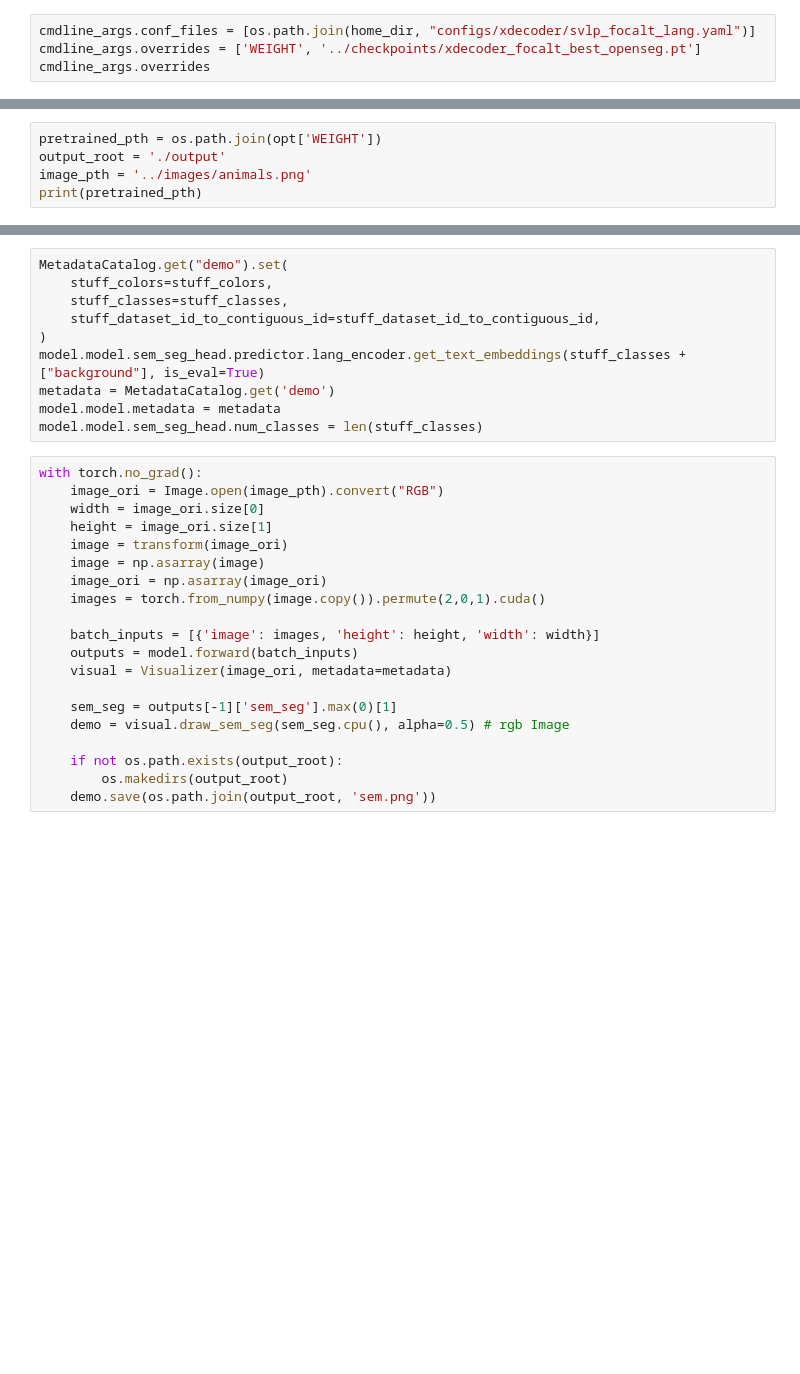
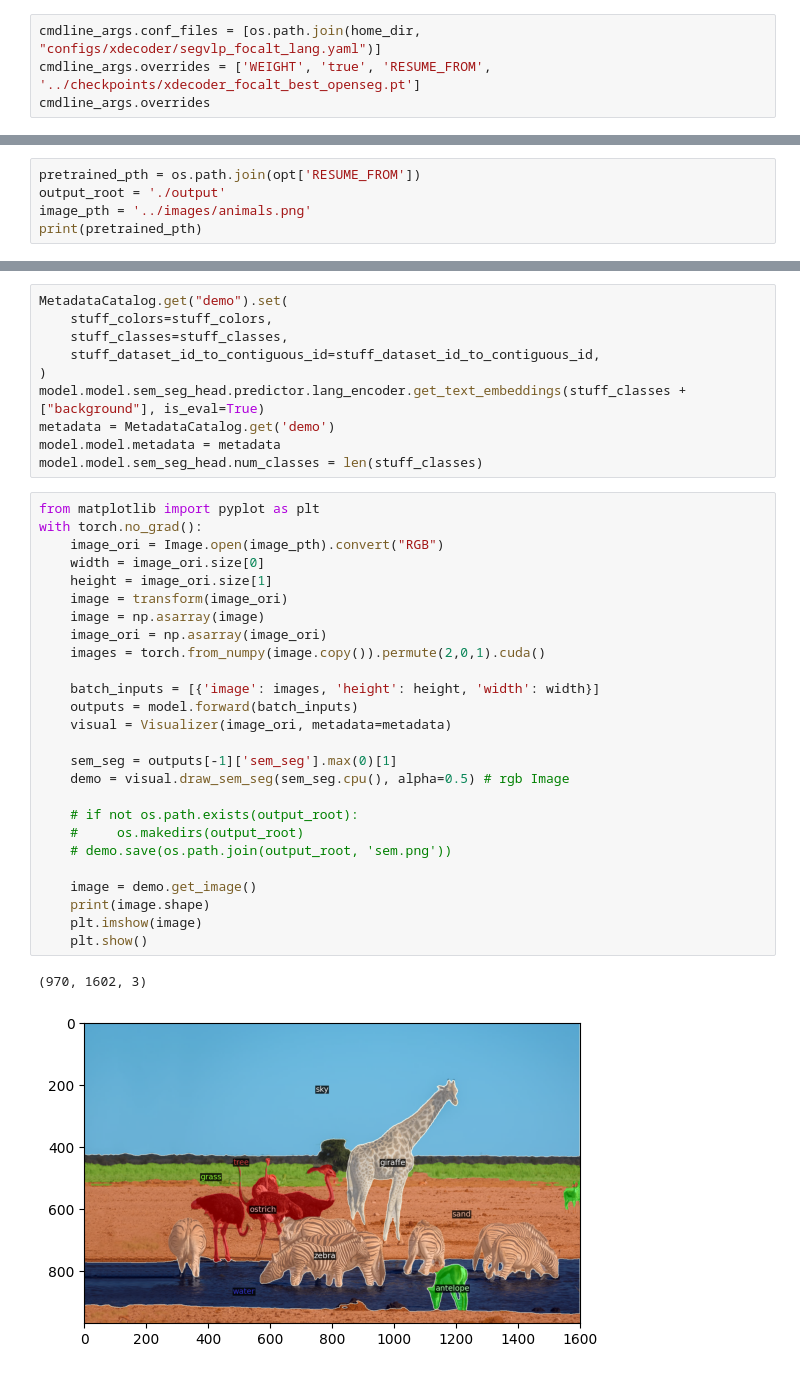
Before and after one commit to jdj2261/X-Decoder, a Jupyter notebook: notebooks/01_demo_semseg.ipynb, the cells around one changed output, grey strips where cells are left out. Cells and saved outputs as stored; diff of their text form; blank space fills up the shorter version.

Commit message:
modified xdecoder

```diff
--- a/notebooks/01_demo_semseg.ipynb
+++ b/notebooks/01_demo_semseg.ipynb
@@ -43,7 +43,7 @@ parser.add_argument('--overrides', help='arguments that used to override the con
 
 cmdline_args = parser.parse_args('')
 # %%
-cmdline_args.conf_files = [os.path.join(home_dir, "configs/xdecoder/svlp_focalt_lang.yaml")]
-cmdline_args.overrides = ['WEIGHT', '../checkpoints/xdecoder_focalt_best_openseg.pt']
+cmdline_args.conf_files = [os.path.join(home_dir, "configs/xdecoder/segvlp_focalt_lang.yaml")]
+cmdline_args.overrides = ['WEIGHT', 'true', 'RESUME_FROM', '../checkpoints/xdecoder_focalt_best_openseg.pt']
 cmdline_args.overrides
 # %% [output]
@@ -72,7 +75,7 @@ for key, val in cmdline_args.__dict__.items():
 # %%
 opt = init_distributed(opt)
 # %%
-pretrained_pth = os.path.join(opt['WEIGHT'])
+pretrained_pth = os.path.join(opt['RESUME_FROM'])
 output_root = './output'
 image_pth = '../images/animals.png'
 print(pretrained_pth)
@@ -108,22 +110,31 @@ metadata = MetadataCatalog.get('demo')
 model.model.metadata = metadata
 model.model.sem_seg_head.num_classes = len(stuff_classes)
 # %%
+from matplotlib import pyplot as plt
 with torch.no_grad():
     image_ori = Image.open(image_pth).convert("RGB")
     width = image_ori.size[0]
     height = image_ori.size[1]
     image = transform(image_ori)
     image = np.asarray(image)
     image_ori = np.asarray(image_ori)
     images = torch.from_numpy(image.copy()).permute(2,0,1).cuda()
 
     batch_inputs = [{'image': images, 'height': height, 'width': width}]
     outputs = model.forward(batch_inputs)
     visual = Visualizer(image_ori, metadata=metadata)
 
     sem_seg = outputs[-1]['sem_seg'].max(0)[1]
     demo = visual.draw_sem_seg(sem_seg.cpu(), alpha=0.5) # rgb Image
 
-    if not os.path.exists(output_root):
-        os.makedirs(output_root)
-    demo.save(os.path.join(output_root, 'sem.png'))
+    # if not os.path.exists(output_root):
+    #     os.makedirs(output_root)
+    # demo.save(os.path.join(output_root, 'sem.png'))
+
+    image = demo.get_image()
+    print(image.shape)
+    plt.imshow(image)
+    plt.show()
+# %% [output]
+(970, 1602, 3)
+[figure, added]
```
Also changed, not shown: parts of 3 cells of this notebook, 5 other files.
